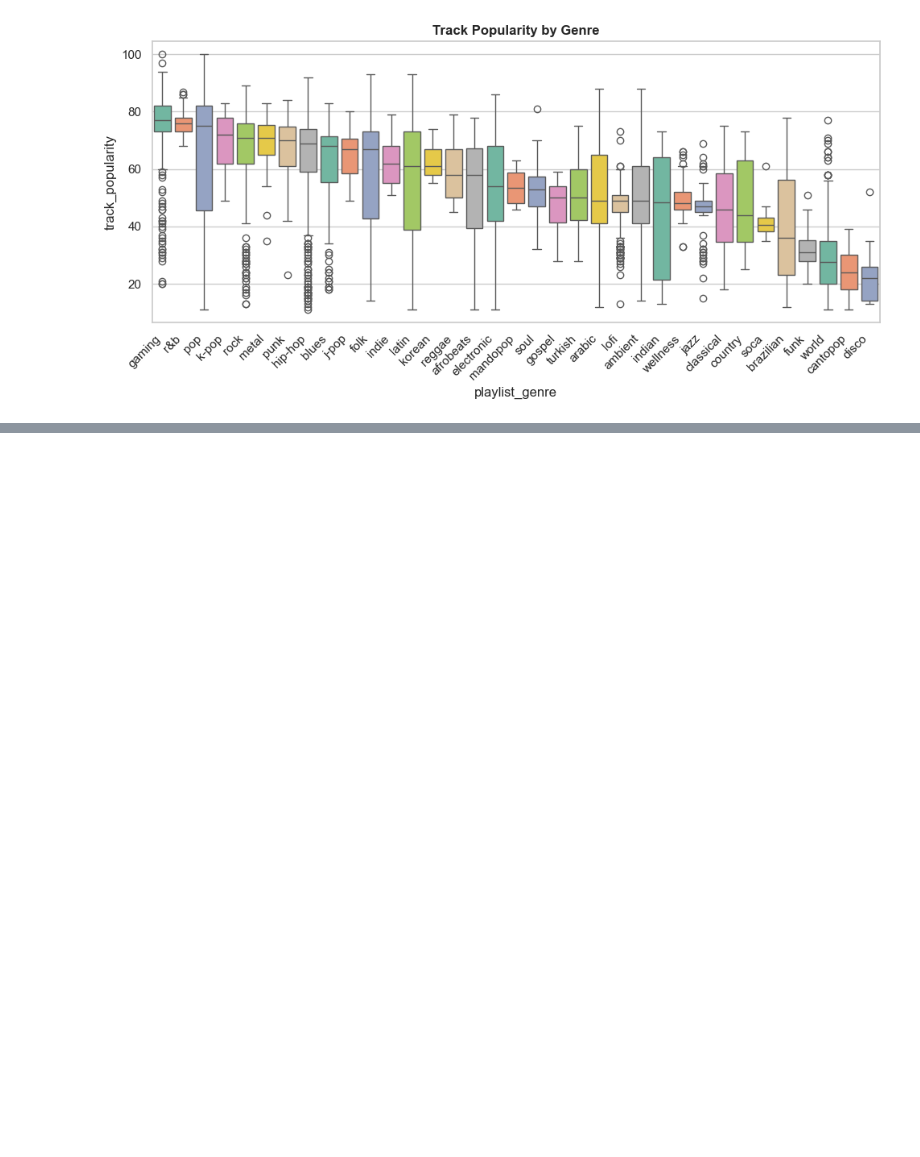
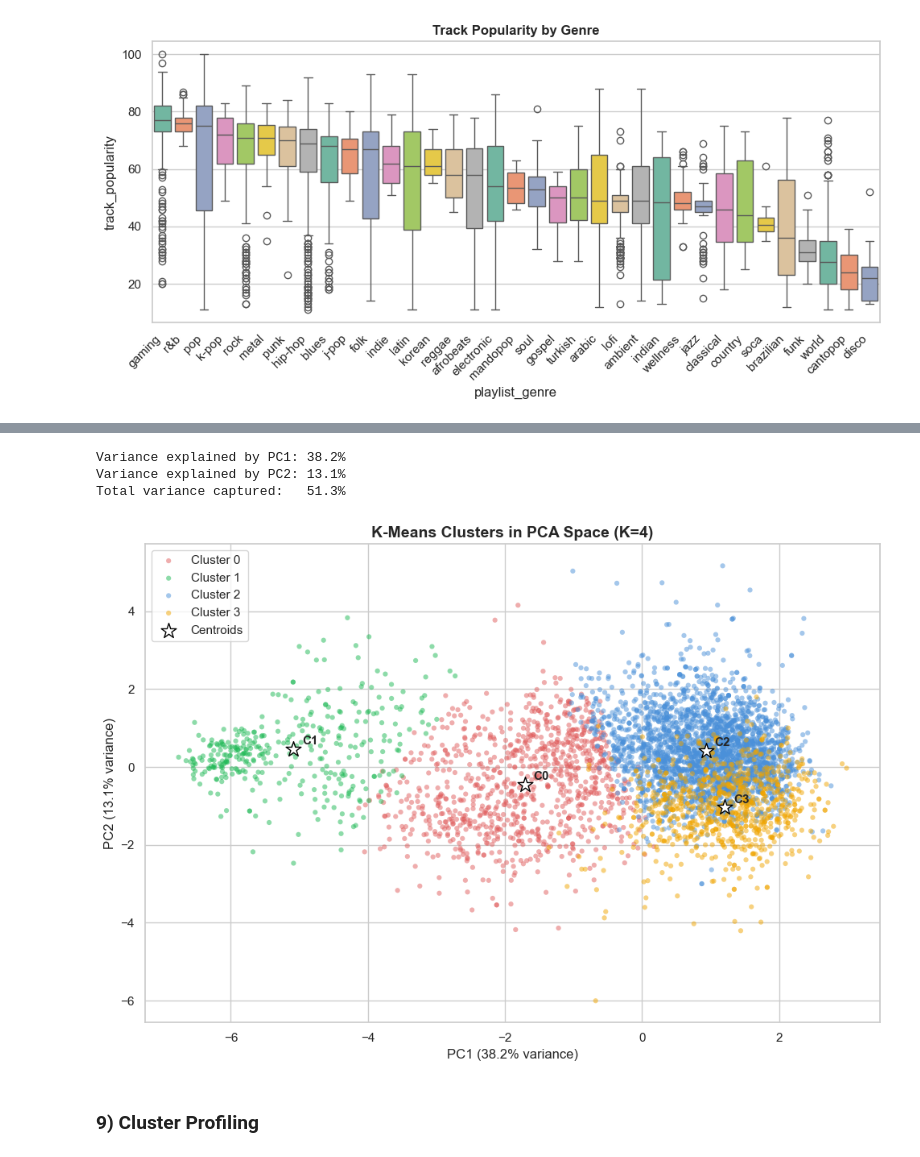
Before and after one commit to LeanderSam/Music-Analysis, a Jupyter notebook: code_files/EDA.ipynb, the cells around one changed output, grey strips where cells are left out. Cells and saved outputs as stored; diff of their text form; code cells hidden in the pictures; blank space fills up the shorter version.

```diff
--- a/code_files/EDA.ipynb
+++ b/code_files/EDA.ipynb
@@ -276,0 +449,9 @@ Passing `palette` without assigning `hue` is deprecated and will be removed in v
+# %%
+BEST_K = 4
+cluster_palette = {0: '#e05c5c', 1: '#1DB954', 2: '#4a90d9', 3: '#f0a500'}
+
+km_final = KMeans(n_clusters=BEST_K, random_state=42, n_init=10)
+df['cluster'] = km_final.fit_predict(X_scaled)
+
+print('Songs per cluster:')
+print(df['cluster'].value_counts().sort_index())
@@ -276,0 +466,49 @@ Passing `palette` without assigning `hue` is deprecated and will be removed in v
+# %%
+from sklearn.decomposition import PCA
+
+# Reduce to 2D so we can visualise the clusters
+pca = PCA(n_components=2, random_state=42)
+X_pca = pca.fit_transform(X_scaled)
+
+df['pca_1'] = X_pca[:, 0]
+df['pca_2'] = X_pca[:, 1]
+
+print(f'Variance explained by PC1: {pca.explained_variance_ratio_[0]:.1%}')
+print(f'Variance explained by PC2: {pca.explained_variance_ratio_[1]:.1%}')
+print(f'Total variance captured:   {pca.explained_variance_ratio_.sum():.1%}')
+
+fig, ax = plt.subplots(figsize=(10, 7))
+for c in range(BEST_K):
+    mask = df['cluster'] == c
+    ax.scatter(
+        df.loc[mask, 'pca_1'],
+        df.loc[mask, 'pca_2'],
+        c=cluster_palette[c],
+        label=f'Cluster {c}',
+        alpha=0.5, s=20, edgecolors='none'
+    )
+
+# Plot centroids projected into PCA space
+centroids_pca = pca.transform(km_final.cluster_centers_)
+ax.scatter(
+    centroids_pca[:, 0], centroids_pca[:, 1],
+    c='white', edgecolors='black', s=200, marker='*',
+    zorder=5, label='Centroids'
+)
+for i, (x, y) in enumerate(centroids_pca):
+    ax.annotate(f'C{i}', (x, y), textcoords='offset points',
+                xytext=(8, 4), fontsize=11, fontweight='bold')
+
+ax.set_title('K-Means Clusters in PCA Space (K=4)', fontsize=14, fontweight='bold')
+ax.set_xlabel(f'PC1 ({pca.explained_variance_ratio_[0]:.1%} variance)')
+ax.set_ylabel(f'PC2 ({pca.explained_variance_ratio_[1]:.1%} variance)')
+ax.legend()
+plt.tight_layout()
+plt.show()
+# %% [output]
+Variance explained by PC1: 38.2%
+Variance explained by PC2: 13.1%
+Total variance captured:   51.3%
+[figure, added]
+# %% [markdown]
+### 9) Cluster Profiling
```
Also changed, not shown: parts of 17 cells of this notebook.
